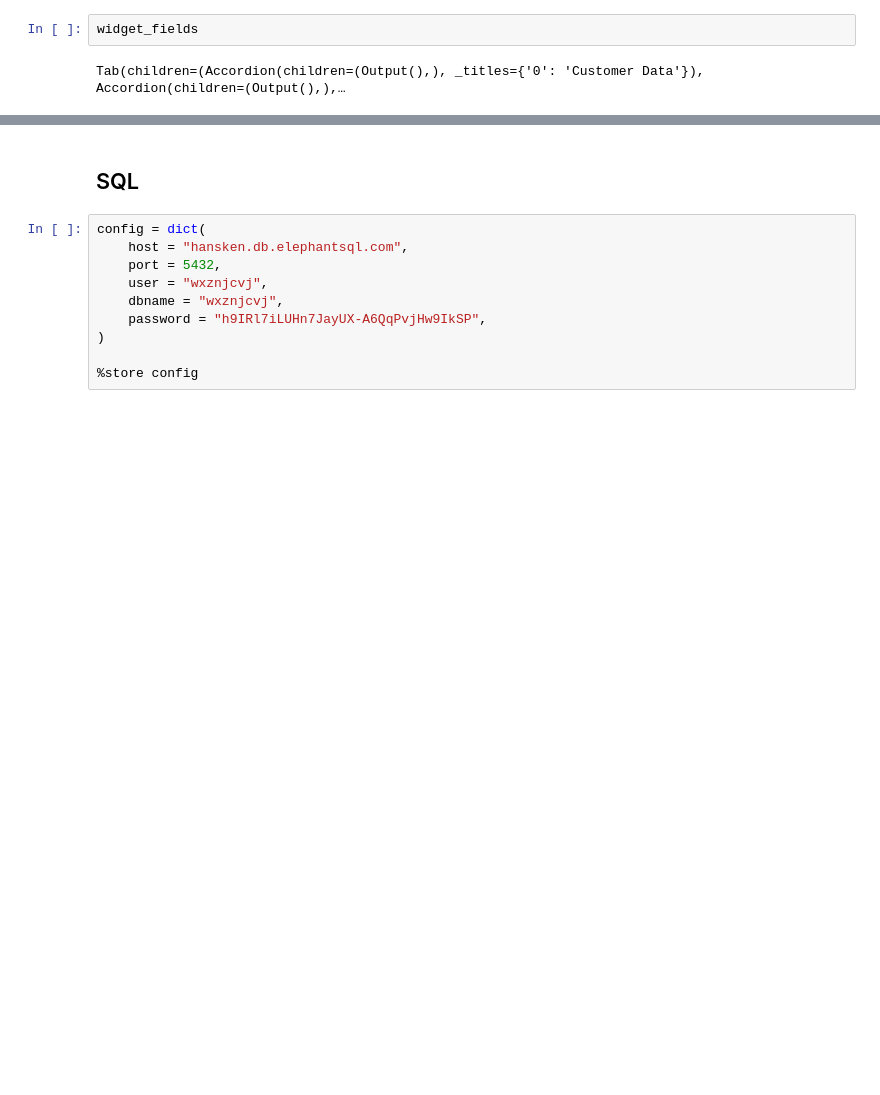
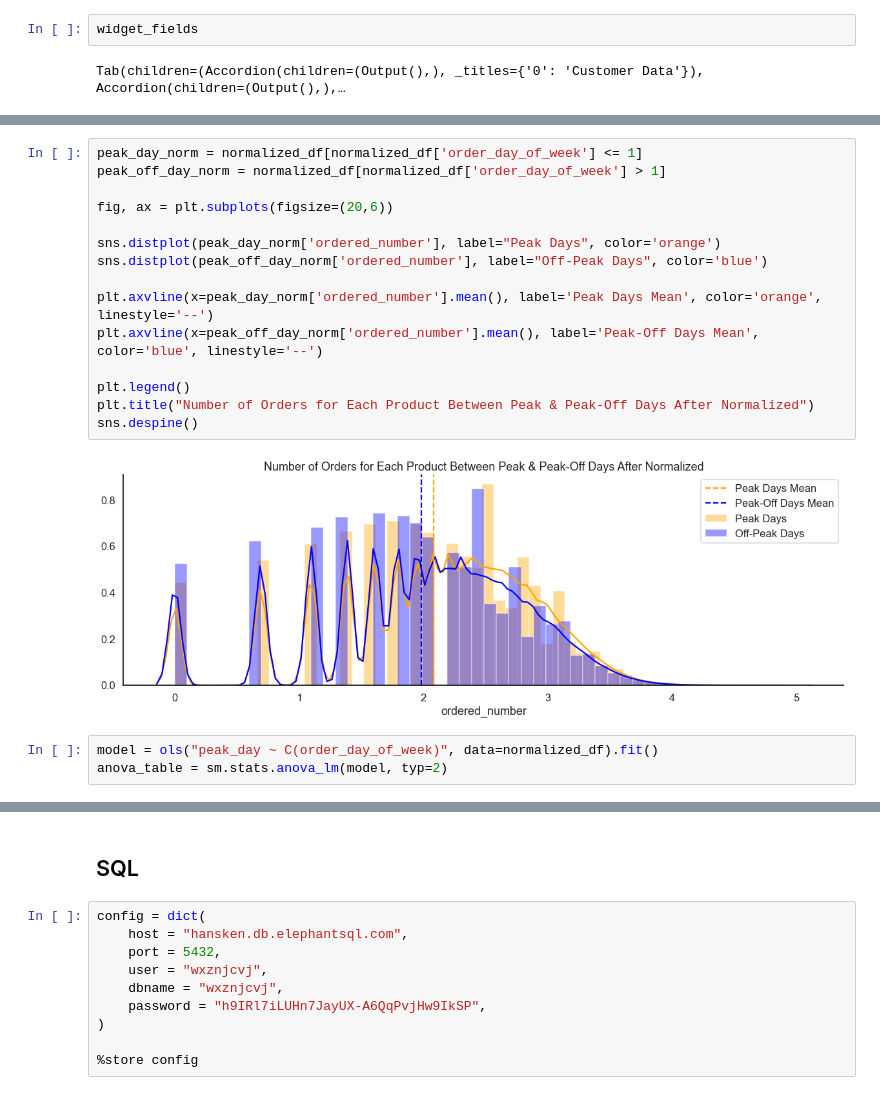
Before and after one commit to KewJS/Instacart_Customer_Segmentation, a Jupyter notebook: Analysis.ipynb, the cells around one changed output, grey strips where cells are left out. Drawn from its saved outputs; the diff is of its cells as text; blank space fills up the shorter version.

```diff
--- a/Analysis.ipynb
+++ b/Analysis.ipynb
@@ -91,0 +207,20 @@ with accordions[section].children[0]:
+# %%
+peak_day_norm = normalized_df[normalized_df['order_day_of_week'] <= 1]
+peak_off_day_norm = normalized_df[normalized_df['order_day_of_week'] > 1]
+
+fig, ax = plt.subplots(figsize=(20,6))
+
+sns.distplot(peak_day_norm['ordered_number'], label="Peak Days", color='orange')
+sns.distplot(peak_off_day_norm['ordered_number'], label="Off-Peak Days", color='blue')
+
+plt.axvline(x=peak_day_norm['ordered_number'].mean(), label='Peak Days Mean', color='orange', linestyle='--')
+plt.axvline(x=peak_off_day_norm['ordered_number'].mean(), label='Peak-Off Days Mean', color='blue', linestyle='--')
+
+plt.legend()
+plt.title("Number of Orders for Each Product Between Peak & Peak-Off Days After Normalized")
+sns.despine()
+# %% [output]
+[figure, added]
+# %%
+model = ols("peak_day ~ C(order_day_of_week)", data=normalized_df).fit()
+anova_table = sm.stats.anova_lm(model, typ=2)
```
Also changed, not shown: parts of 19 cells of this notebook, 3 other files.
